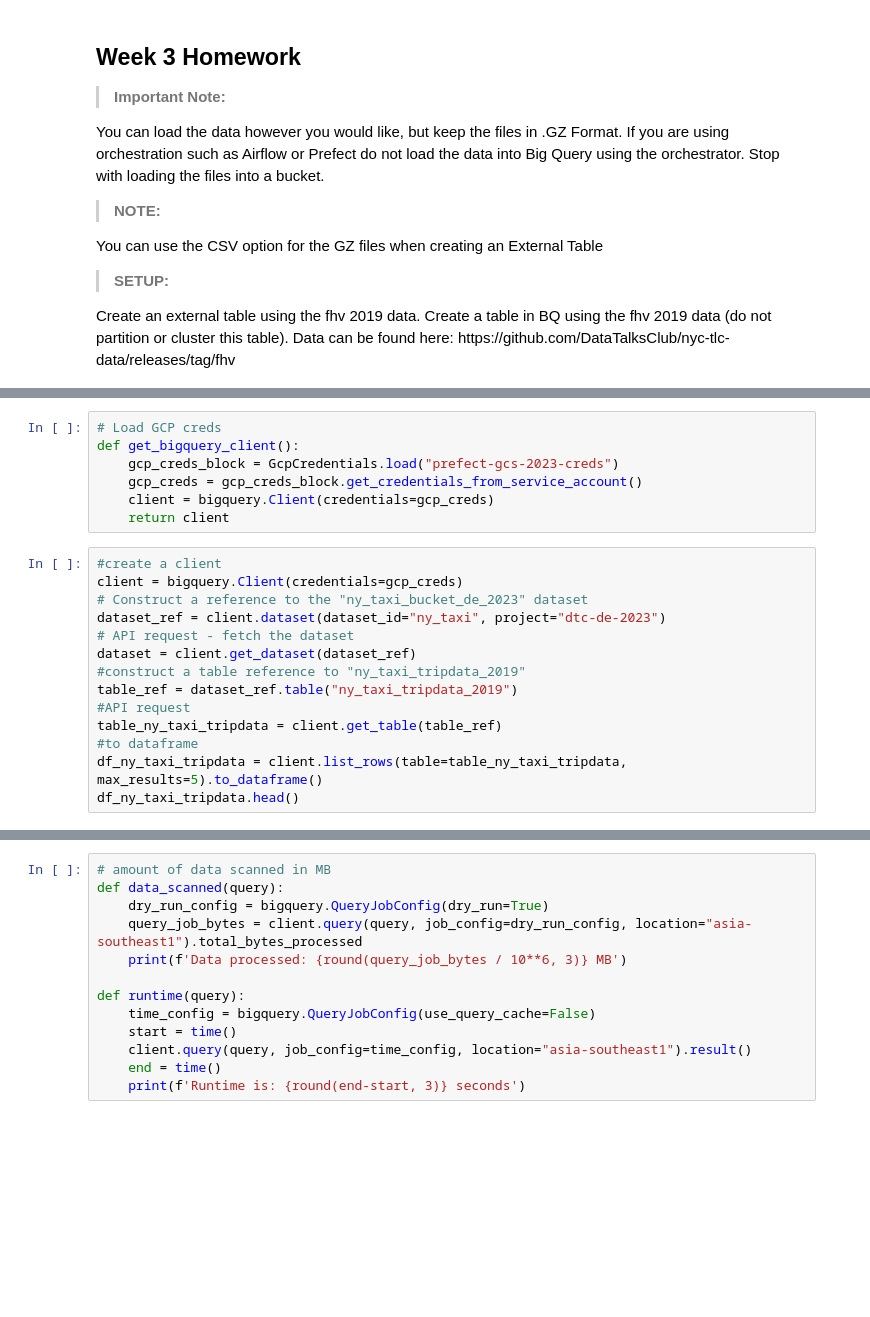
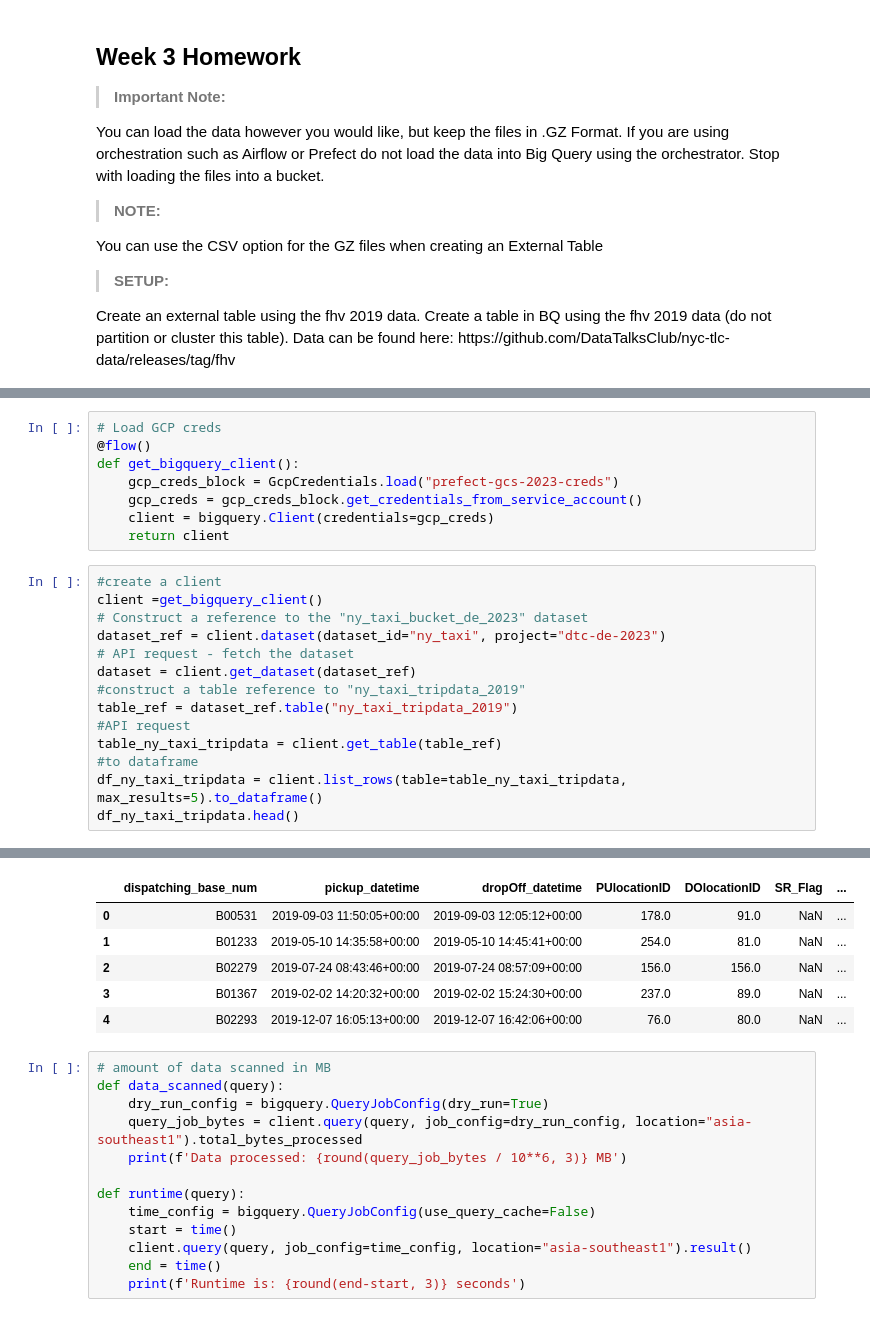
Before and after one commit to reneboygarcia/week_3_data_warehouse, a Jupyter notebook: bigquery_week3_hw.ipynb, the cells around one changed output, grey strips where cells are left out. Cells and saved outputs as stored; diff of their text form; blank space fills up the shorter version.

Commit message:
update gcp creds

```diff
--- a/bigquery_week3_hw.ipynb
+++ b/bigquery_week3_hw.ipynb
@@ -31,6 +30,7 @@ print("Setup Complete")
 Setup Complete
 # %%
 # Load GCP creds
+@flow()
 def get_bigquery_client():
     gcp_creds_block = GcpCredentials.load("prefect-gcs-2023-creds")
     gcp_creds = gcp_creds_block.get_credentials_from_service_account()
@@ -38,7 +38,7 @@ def get_bigquery_client():
     return client
 # %%
 #create a client
-client = bigquery.Client(credentials=gcp_creds)
+client =get_bigquery_client()
 # Construct a reference to the "ny_taxi_bucket_de_2023" dataset
 dataset_ref = client.dataset(dataset_id="ny_taxi", project="dtc-de-2023")
 # API request - fetch the dataset
@@ -55,3 +56,9 @@ AttributeError: 'coroutine' object has no attribute 'get_credentials_from_servic
+|  | dispatching_base_num | pickup_datetime | dropOff_datetime | PUlocationID | DOlocationID | SR_Flag | ... |
+| 0 | B00531 | 2019-09-03 11:50:05+00:00 | 2019-09-03 12:05:12+00:00 | 178.0 | 91.0 | NaN | ... |
+| 1 | B01233 | 2019-05-10 14:35:58+00:00 | 2019-05-10 14:45:41+00:00 | 254.0 | 81.0 | NaN | ... |
+| 2 | B02279 | 2019-07-24 08:43:46+00:00 | 2019-07-24 08:57:09+00:00 | 156.0 | 156.0 | NaN | ... |
+| 3 | B01367 | 2019-02-02 14:20:32+00:00 | 2019-02-02 15:24:30+00:00 | 237.0 | 89.0 | NaN | ... |
+| 4 | B02293 | 2019-12-07 16:05:13+00:00 | 2019-12-07 16:42:06+00:00 | 76.0 | 80.0 | NaN | ... |
 # %%
 # amount of data scanned in MB
 def data_scanned(query):
```
Also changed, not shown: parts of 2 cells of this notebook.
